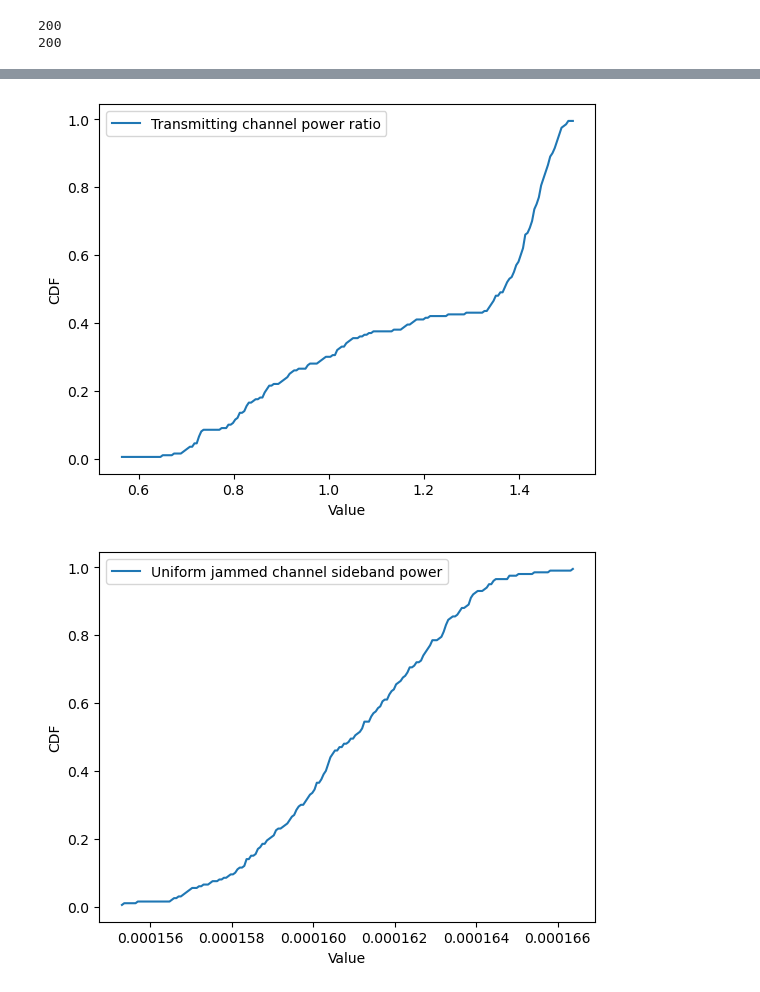
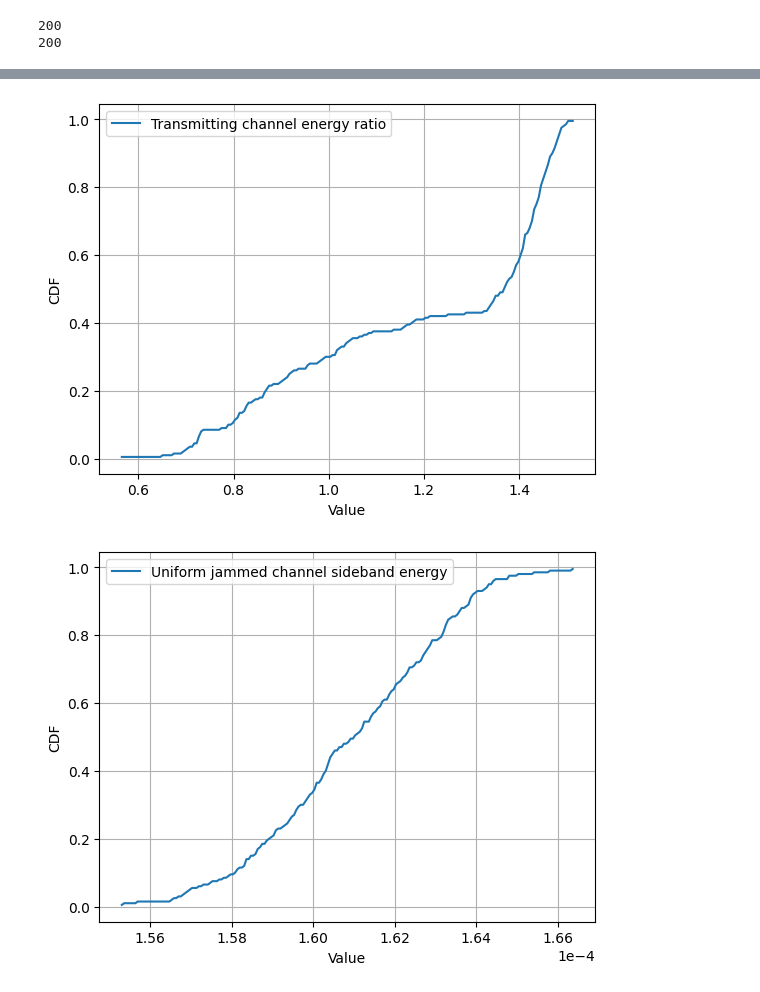
Before and after one commit to Varots/My_thesis, a Jupyter notebook: Sideband_power/Computing_sideband_power.ipynb, the cells around one changed output, grey strips where cells are left out. Cells and saved outputs as stored; diff of their text form; code cells hidden in the pictures.

```diff
--- a/Sideband_power/Computing_sideband_power.ipynb
+++ b/Sideband_power/Computing_sideband_power.ipynb
@@ -53,7 +53,7 @@ To: /content/jammed_channel_gaussian
 'jammed_channel_gaussian'
 # %%
 ## example of how to compute a PSD and plot it
-file = np.fromfile(open("jammed_channel_gaussian"), dtype=np.complex64) ## empty channel case
+file = np.fromfile(open("empty_channel"), dtype=np.complex64) ## empty channel case
 samp_rate=41.44*1e6
 ##f is my array that contains i/q samples
 n=1024
@@ -76,8 +76,10 @@ print("Total power:", total_power)
 print("Mainband_power.", mainband_power)
 print("Ratio:", ratio, "%")
 plt.plot(f, PSD_shifted)
+plt.xlabel("f")
+plt.ylabel("PSD")
 plt.grid()
-plt.savefig("jammed_channel_gaussian_psd.pdf")
+plt.savefig("empty_channel_psd.pdf")
 plt.show()
 
 
@@ -191,14 +196,15 @@ plt.show()
 my_values=compute_cdf(ratio_values_list)
 axis_x=my_values[0]
 axis_y=my_values[1]
-plt.plot(axis_x,axis_y, label="Transmitting channel power ratio")
+plt.plot(axis_x,axis_y, label="Transmitting channel energy ratio")
 plt.xlabel("Value")
 plt.ylabel("CDF")
 plt.legend()
+plt.grid()
 plt.savefig('tx_ch_ratio.pdf')
 plt.show()
 # %% [output]
-[figure, old version]
+[figure, new version]
 # %%
 val_tx=compute_sideband("jammed_channel") ## uniform jammed channel
 sideband_power_list=val_tx[0]
@@ -206,15 +212,17 @@ ratio_values_list=val_tx[1]
 # %%
 my_values=compute_cdf(sideband_power_list)
 axis_x=my_values[0]
 axis_y=my_values[1]
-plt.plot(axis_x,axis_y, label="Uniform jammed channel sideband power")
+plt.plot(axis_x,axis_y, label="Uniform jammed channel sideband energy")
 plt.xlabel("Value")
 plt.ylabel("CDF")
 plt.legend()
+plt.grid()
+plt.ticklabel_format(axis="both",scilimits=[-0,0])
 plt.savefig('uniform_jammed_ch_power.pdf')
 plt.show()
 # %% [output]
-[figure, old version]
+[figure, new version]
 # %%
 my_values=compute_cdf(ratio_values_list)
 axis_x=my_values[0]
```
Also changed, not shown: parts of 7 cells of this notebook.
